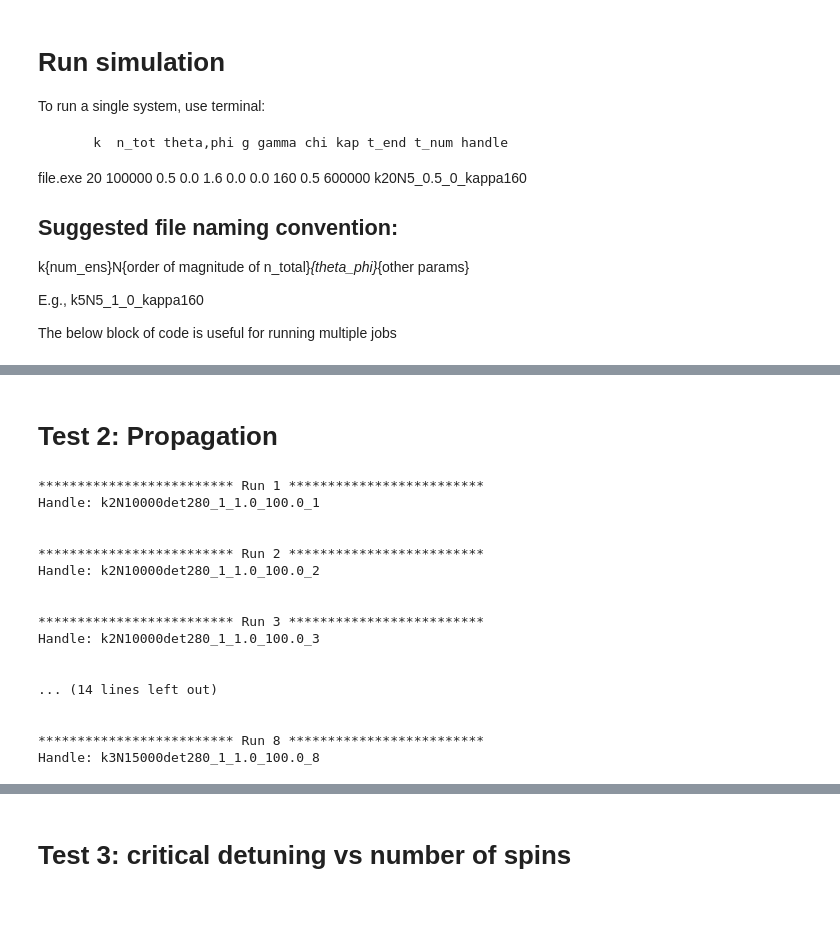
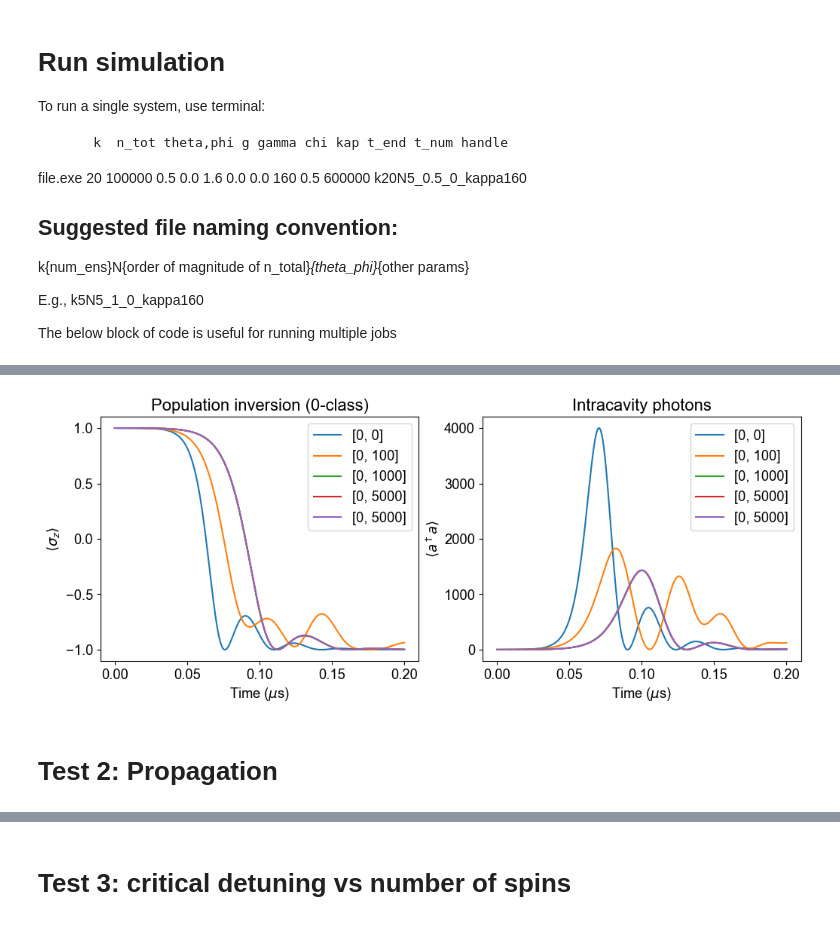
Before and after one commit to VodkaSin/Cuda_C_spin_sync, a Jupyter notebook: CUDA_code/cuda_run.ipynb, the cells around one changed output, grey strips where cells are left out. Saved outputs shown, nothing was run; the diff lists cells and outputs as text; code cells hidden in the pictures.

Commit message:
Added code for test 1

```diff
--- a/CUDA_code/cuda_run.ipynb
+++ b/CUDA_code/cuda_run.ipynb
@@ -80,3 +160,27 @@ The below block of code is useful for running multiple jobs
+# %%
+plot_good = True # Change to 1 once sure the result is good
+results = [utils.read_results(handle) for handle in handle_list]
+
+fig = plt.figure(figsize=(12,4.2))
+ax = fig.subplots(1, 2)
+ax[0].set_title("Population inversion (0-class)")
+ax[0].set_xlabel(r"Time ($\mu$s)")
+ax[0].set_ylabel(r"$\langle \sigma_z\rangle$")
+ax[1].set_title("Intracavity photons")
+ax[1].set_xlabel(r"Time ($\mu$s)")
+ax[1].set_ylabel(r"$\langle a^\dagger a\rangle$")
+for i in range(len(handle_list)-1):
+    ax[0].plot(results[i][0], results[i][1][:,0], label=detunings[i])
+    ax[1].plot(results[i][0], results[i][3], label=detunings[i])
+ax[0].plot(results[0][0], results[-1][1], label=detunings[i])
+ax[1].plot(results[0][0], results[-1][3], label=detunings[i])
+
+ax[0].legend()
+ax[1].legend()
+if plot_good == True:
+    fig.savefig("test1.pdf", dpi=300, pad_inches=0.2)
+# %% [output]
+[figure, added]
 # %% [markdown]
 # Test 2: Propagation
 # %%
@@ -110,26 +214,12 @@ for i in range(len(detunings)):
     handle_list.append(handle)
     print(f"************************* Run {i+1} *************************")
     print(f"Handle: {handle} ")
+    if os.path.isfile(f"Result_Sz_{handle}.dat") == False:
+        utils.runcmd(f'file.exe {params} {handle}')
+    else:
+        print("File exits, skipping simulation")
     #utils.runcmd(f'file.exe {params} {handle}')
     print("\n")
-# %% [output]
-************************* Run 1 *************************
-Handle: k2N10000det280_1_1.0_100.0_1
-
-
-************************* Run 2 *************************
-Handle: k2N10000det280_1_1.0_100.0_2
-
-
-************************* Run 3 *************************
-Handle: k2N10000det280_1_1.0_100.0_3
-
-
-... (14 lines left out)
-
-
-************************* Run 8 *************************
-Handle: k3N15000det280_1_1.0_100.0_8
 # %%
 #############################################################
 # Test 2: plot dW/dt
```
Also changed, not shown: parts of 17 cells of this notebook.
